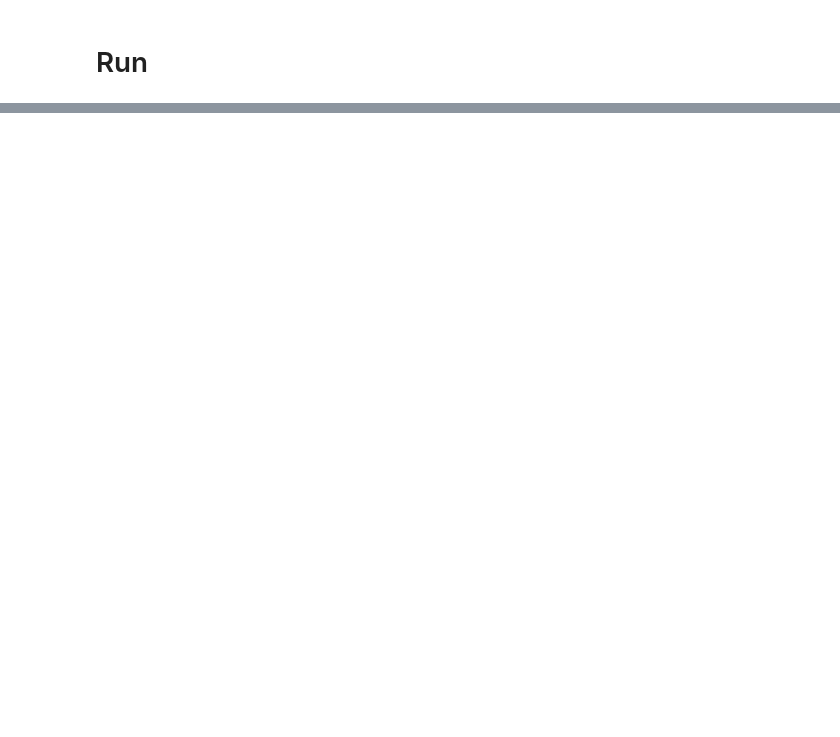
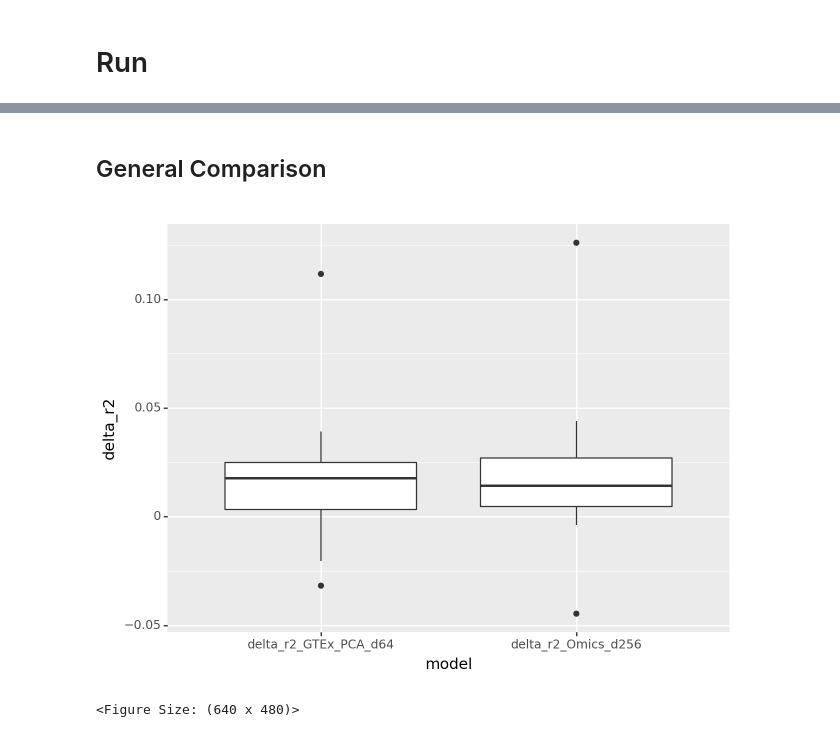
Before and after one commit to niklasbuehler/functional-gene-embeddings, a Jupyter notebook: notebooks/Evaluation.ipynb, the cells around one changed output, grey strips where cells are left out. Cells and saved outputs as stored; diff of their text form; code cells hidden in the pictures; blank space fills up the shorter version.

```diff
--- a/notebooks/Evaluation.ipynb
+++ b/notebooks/Evaluation.ipynb
@@ -187,7 +187,7 @@ def regression_chrom_cv(dt, emb_cols, Ls, gene_lists):
     print()
 
     results = pd.concat(results)
-    results = results.merge(project_Y_back(Ls, results))
+    results = results.merge(project_Y_back(Ls, results, gene_lists))
 
     print(f"Overall R2 (null): {scipy.stats.pearsonr(results.ZSTAT, results.pred_null)[0]**2}")
     print(f"Overall R2: {scipy.stats.pearsonr(results.ZSTAT, results.pred)[0]**2}")
@@ -259,2 +288,17 @@ def compare_r2(dataframe=None, true = "ZSTAT", null = "pred_null", full="pred",
+# %%
+def compare_r2_across_models(model_results):
+    data_table = pd.DataFrame()
+
+    for model_result in model_results:
+        model_name = model_result['name']
+        delta_r2_column = f'delta_r2_{model_name}'
+        data_table[delta_r2_column] = model_result['full'] - model_result['null']
+
+    # Melt the DataFrame
+    data_table = pd.melt(data_table, var_name='model', value_name='delta_r2')
+
+    # Plot using plotnine
+    return (ggplot(data_table, aes(x='model', y='delta_r2')) +
+            geom_boxplot())
 # %% [markdown]
 # Run
@@ -302,0 +328,7 @@ Overall R2: 0.09806421815668075
+# %% [markdown]
+## General Comparison
+# %%
+compare_r2_across_models(results)
+# %% [output]
+[figure, added]
+<Figure Size: (640 x 480)>
```
Also changed, not shown: parts of 25 cells of this notebook.
